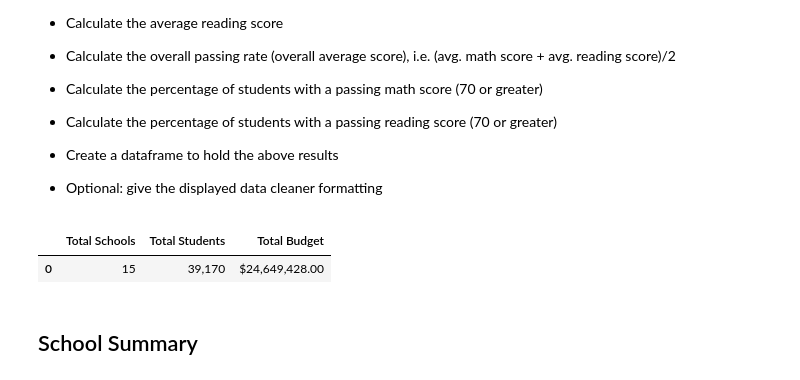
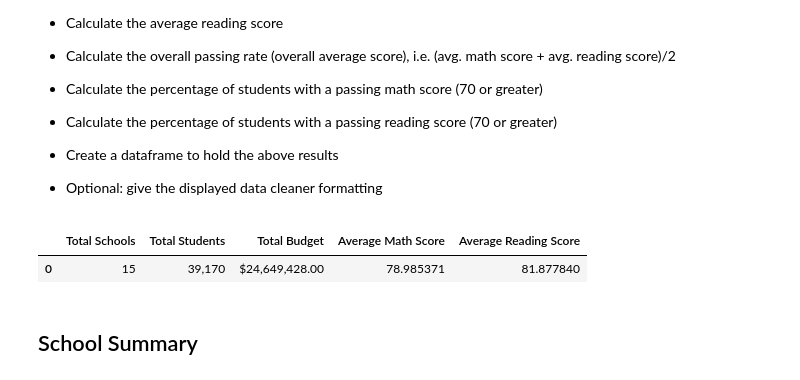
Before and after one commit to davidjaimes/school-district-budget-analysis, a Jupyter notebook: CitySchools.ipynb, the cells around one changed output. Drawn from its saved outputs; the diff is of its cells as text; code cells hidden in the pictures.

Commit message:
find average math and rwading scores

```diff
--- a/CitySchools.ipynb
+++ b/CitySchools.ipynb
@@ -57,15 +57,20 @@ school_data_complete
 # %%
 total_schools = len(np.unique(school_data_complete['school_name']))
 total_students = len(school_data_complete['Student ID'].unique())
-total_budget =  np.sum(np.unique(school_data_complete['budget']))
+total_budget =  school_data_complete['budget'].unique().sum()
+average_math_score = school_data_complete['math_score'].mean()
+average_reading_score = school_data_complete['reading_score'].mean()
+
 pd.DataFrame({
     'Total Schools': total_schools,
     'Total Students': f'{total_students:,}',
     'Total Budget': f'${total_budget:,.2f}',
+    'Average Math Score': f'{average_math_score:.6f}',
+    'Average Reading Score': f'{average_reading_score:.6f}',
 }, index=[0])
 # %% [output]
-|  | Total Schools | Total Students | Total Budget |
-| 0 | 15 | 39,170 | $24,649,428.00 |
+|  | Total Schools | Total Students | Total Budget | Average Math Score | Average Reading Score |
+| 0 | 15 | 39,170 | $24,649,428.00 | 78.985371 | 81.877840 |
 # %% [markdown]
 ## School Summary
 # %% [markdown]
```
